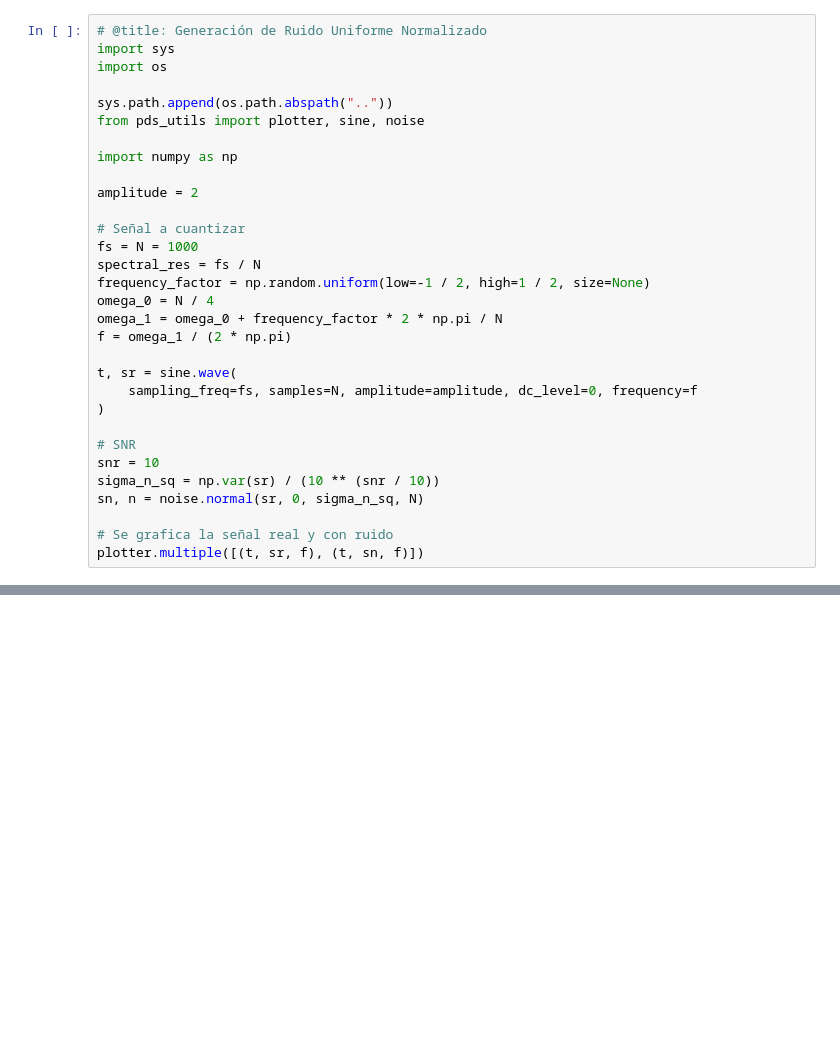
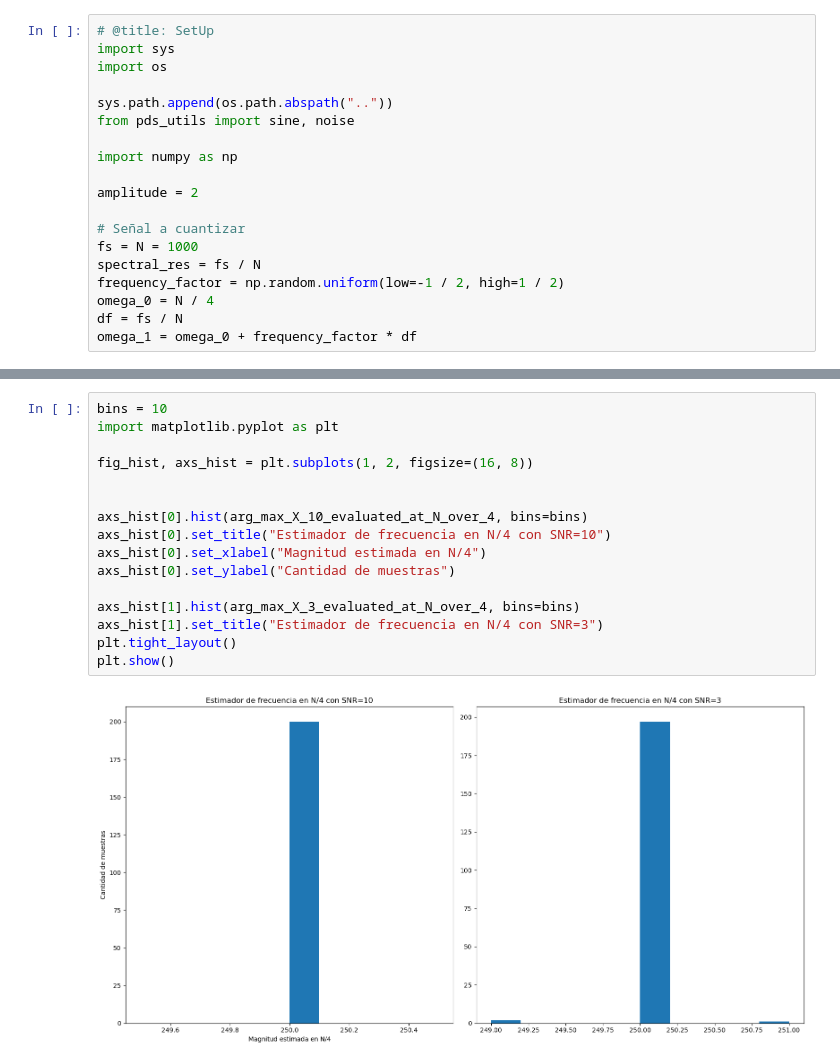
Before and after one commit to federico-b-ee/PDS-2024, a Jupyter notebook: TS5/notebook.ipynb, the cells around one changed output, grey strips where cells are left out. Saved outputs shown, nothing was run; the diff lists cells and outputs as text; blank space fills up the shorter version.

```diff
--- a/TS5/notebook.ipynb
+++ b/TS5/notebook.ipynb
@@ -10,10 +50,10 @@ Hago uso de un módulo llamado `pds_utils` ubicado en el directorio base del rep
 # %%
-# @title: Generación de Ruido Uniforme Normalizado
+# @title: SetUp
 import sys
 import os
 
 sys.path.append(os.path.abspath(".."))
-from pds_utils import plotter, sine, noise
+from pds_utils import sine, noise
 
 import numpy as np
 
@@ -22,19 +62,7 @@ amplitude = 2
 # Señal a cuantizar
 fs = N = 1000
 spectral_res = fs / N
-frequency_factor = np.random.uniform(low=-1 / 2, high=1 / 2, size=None)
+frequency_factor = np.random.uniform(low=-1 / 2, high=1 / 2)
 omega_0 = N / 4
-omega_1 = omega_0 + frequency_factor * 2 * np.pi / N
-f = omega_1 / (2 * np.pi)
-
-t, sr = sine.wave(
-    sampling_freq=fs, samples=N, amplitude=amplitude, dc_level=0, frequency=f
-)
-
-# SNR
-snr = 10
-sigma_n_sq = np.var(sr) / (10 ** (snr / 10))
-sn, n = noise.normal(sr, 0, sigma_n_sq, N)
-
-# Se grafica la señal real y con ruido
-plotter.multiple([(t, sr, f), (t, sn, f)])
+df = fs / N
+omega_1 = omega_0 + frequency_factor * df
@@ -80,0 +233,18 @@ Media: 0.011602973284953334
+# %%
+bins = 10
+import matplotlib.pyplot as plt
+
+fig_hist, axs_hist = plt.subplots(1, 2, figsize=(16, 8))
+
+
+axs_hist[0].hist(arg_max_X_10_evaluated_at_N_over_4, bins=bins)
+axs_hist[0].set_title("Estimador de frecuencia en N/4 con SNR=10")
+axs_hist[0].set_xlabel("Magnitud estimada en N/4")
+axs_hist[0].set_ylabel("Cantidad de muestras")
+
+axs_hist[1].hist(arg_max_X_3_evaluated_at_N_over_4, bins=bins)
+axs_hist[1].set_title("Estimador de frecuencia en N/4 con SNR=3")
+plt.tight_layout()
+plt.show()
+# %% [output]
+[figure, added]
```
Also changed, not shown: parts of 11 cells of this notebook.
